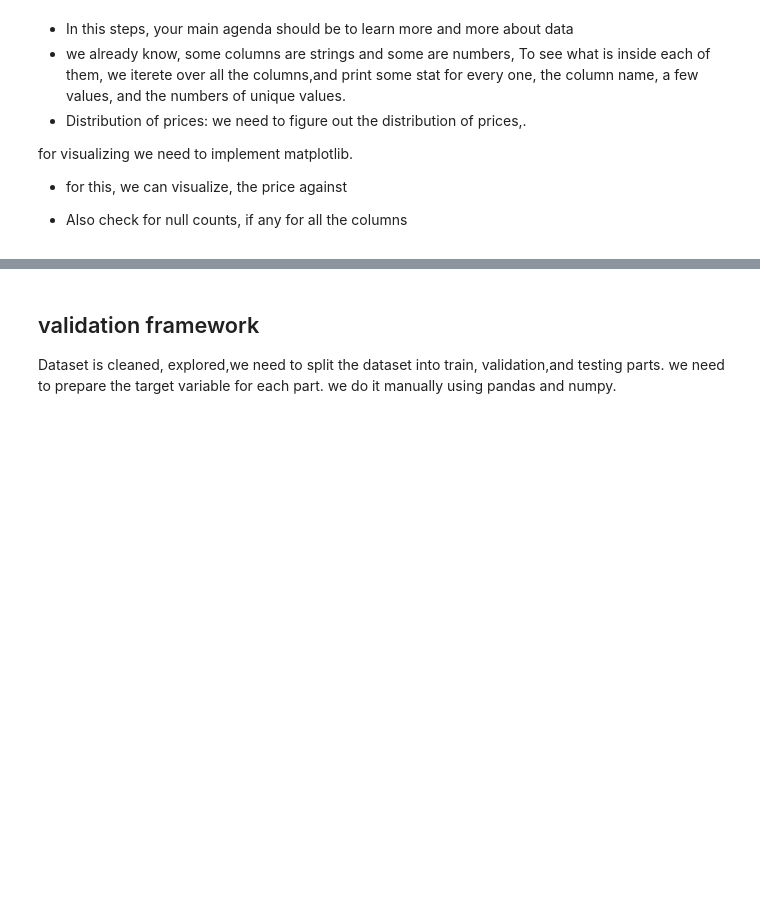
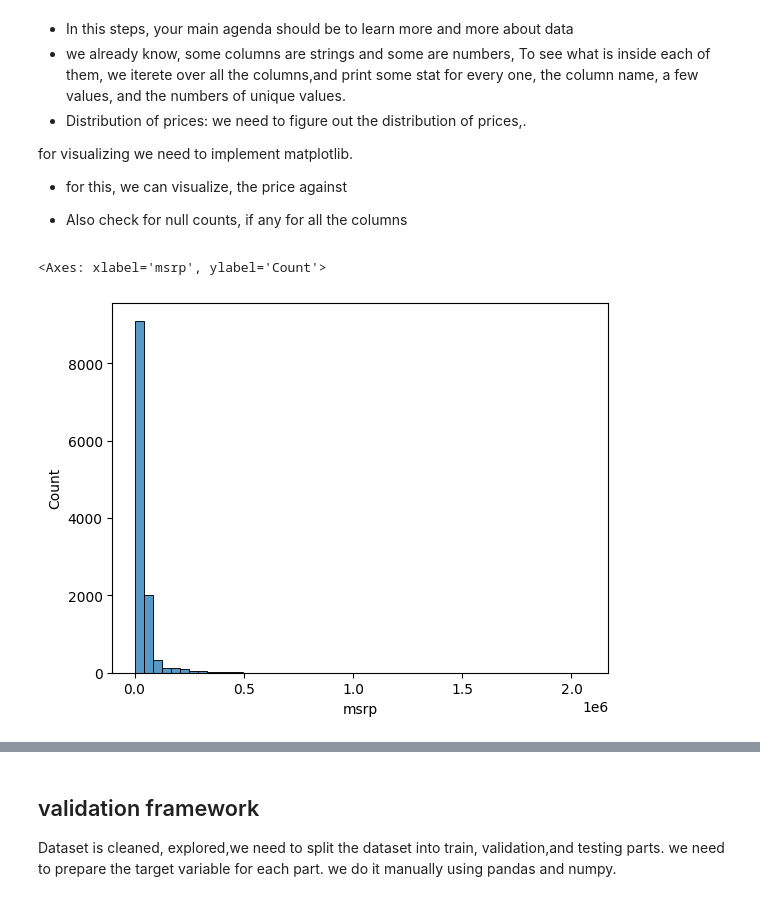
Before and after one commit to asmipandey18/Machine_learning, a Jupyter notebook: Regression_ML.ipynb, the cells around one changed output, grey strips where cells are left out. Cells and saved outputs as stored; diff of their text form; code cells hidden in the pictures; blank space fills up the shorter version.

```diff
--- a/Regression_ML.ipynb
+++ b/Regression_ML.ipynb
@@ -191,0 +213,5 @@ import seaborn as sns
+# %%
+sns.histplot(df.msrp, bins=50)
+# %% [output]
+<Axes: xlabel='msrp', ylabel='Count'>
+[figure, added]
```
Also changed, not shown: parts of 14 cells of this notebook.
